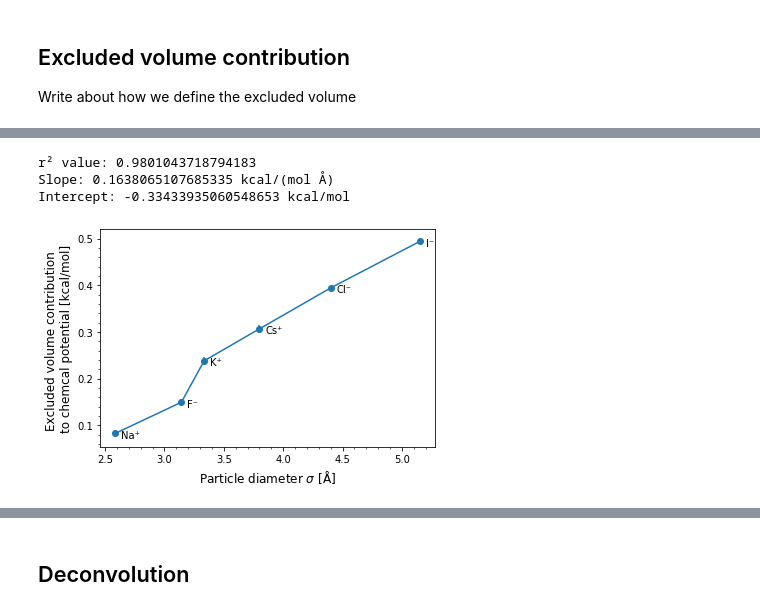
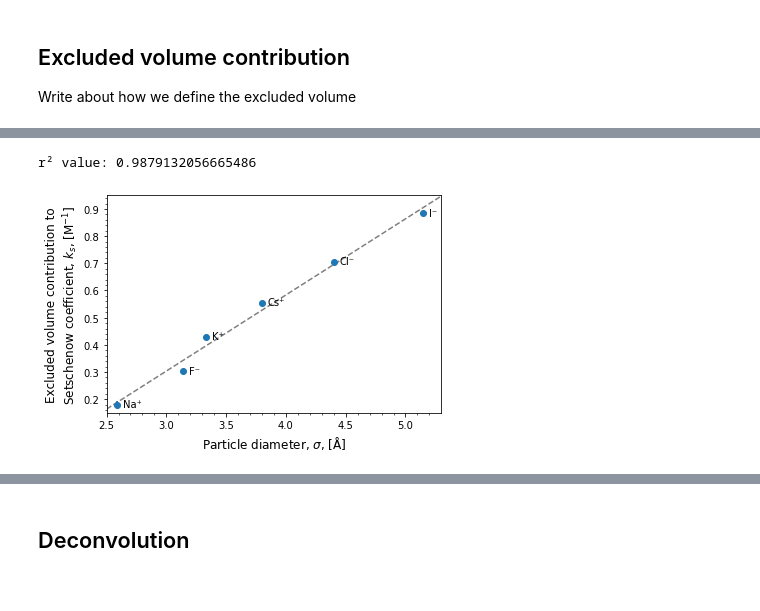
Before and after one commit to SHervoe-Hansen/Caffeine_solubility, a Jupyter notebook: Caffeine_solubility.ipynb, the cells around one changed output, grey strips where cells are left out. Saved outputs shown, nothing was run; the diff lists cells and outputs as text; code cells hidden in the pictures.

```diff
--- a/Caffeine_solubility.ipynb
+++ b/Caffeine_solubility.ipynb
@@ -892,36 +866,40 @@ Text(0.5, 0, '1 molar salt solution')
 # %%
-Species = ['Na⁺', 'F⁻', 'K⁺', 'Cs⁺', 'Cl⁻', 'I⁻']
-sigma = np.array([0.2586, 0.3143, 0.3334, 0.38, 0.4401, 0.5149])*10 # Na, F, K, Cs, Cl, I
+Species = ['Na⁺', 'K⁺', 'Cs⁺', 'I⁻', 'Cl⁻', 'F⁻']
+sigma = np.array([0.2586, 0.3334, 0.38, 0.5149, 0.4401, 0.3143])*10
 
-ChemPot_eV_species = [chemPot_eV[0::3,2].mean(), # Na
-                      chemPot_eV[6:9,1].mean(),  # F
-                      chemPot_eV[1::3,2].mean(), # K
-                      chemPot_eV[2::3,2].mean(), # Cs
-                      chemPot_eV[3:6,1].mean(),  # Cl
-                      chemPot_eV[0:3,1].mean()]  # I
+salts = ['NaI', 'NaCl', 'NaF', 'KI', 'KCl', 'KF', 'CsI', 'CsCl', 'CsF']
 
-ChemPot_eV_error   = [chemPot_eV[0::3,2].std(), # Na
-                      chemPot_eV[6:9,1].std(),  # F
-                      chemPot_eV[1::3,2].std(), # K
-                      chemPot_eV[2::3,2].std(), # Cs
-                      chemPot_eV[3:6,1].std(),  # Cl
-                      chemPot_eV[0:3,1].std()]  # I
+IonMeans = [SetCof_eV[0:3,2].mean(),  # Na
+            SetCof_eV[3:6,2].mean(),  # K
+            SetCof_eV[6:10,2].mean(), # Cs
+            SetCof_eV[0::3,1].mean(), # I
+            SetCof_eV[1::3,1].mean(), # Cl
+            SetCof_eV[2::3,1].mean()] # F
+
+IonStds  = [SetCof_eV[0:3,2].std(),  # Na
+            SetCof_eV[3:6,2].std(),  # K
+            SetCof_eV[6:10,2].std(), # Cs
+            SetCof_eV[0::3,1].std(), # I
+            SetCof_eV[1::3,1].std(), # Cl
+            SetCof_eV[2::3,1].std()] # F
+
+stats = linregress(sigma, IonMeans)
+print('r² value: {}'.format(stats.rvalue**2))
 
 fig, ax = plt.subplots(figsize=(6,4))
-ax.errorbar(sigma, ChemPot_eV_species, ChemPot_eV_error, marker='o')
+ax.errorbar(sigma, IonMeans, IonStds, marker='o', linestyle='None')
+ax.plot(np.arange(2.0, 6.0, 0.001), np.arange(2.0, 6.0, 0.001)*stats.slope + stats.intercept,
+        alpha=0.5, color='black', linestyle='dashed')
 
 for i, txt in enumerate(Species):
-    ax.annotate(txt, (sigma[i]+0.05, ChemPot_eV_species[i]-0.01))
+    ax.annotate(txt, (sigma[i]+0.05, IonMeans[i]-0.01))
 
-ax.set_ylabel(f'Excluded volume contribution \nto chemcal potential [kcal/mol]', fontsize='large')
-ax.set_xlabel(r'Particle diameter $\sigma$ [Å]', fontsize='large')
+ax.set_ylabel(f'Excluded volume contribution to\nSetschenow coefficient, $k_s$, [M$^{{-1}}$]', fontsize='large')
+ax.set_xlabel(r'Particle diameter, $\sigma$, [Å]', fontsize='large')
+ax.set_xlim(2.5, 5.3)
+ax.set_ylim(0.15, 0.95)
 ax.minorticks_on()
-#fig.savefig('images/Excluded_volume_diameter.pdf', bbox_inches='tight')
-
-stats = linregress(sigma, ChemPot_eV_species)
-print('r² value: {}\nSlope: {} kcal/(mol Å)\nIntercept: {} kcal/mol'.format(stats.rvalue**2, stats.slope, stats.intercept))
+fig.savefig('images/ExcludedVolumeSizeCorrelation.pdf', bbox_inches='tight')
 # %% [output]
-r² value: 0.9801043718794183
-Slope: 0.1638065107685335 kcal/(mol Å)
-Intercept: -0.33433935060548653 kcal/mol
+r² value: 0.9879132056665486
-[figure, old version]
+[figure, new version]
```
Also changed, not shown: parts of 43 cells of this notebook.
